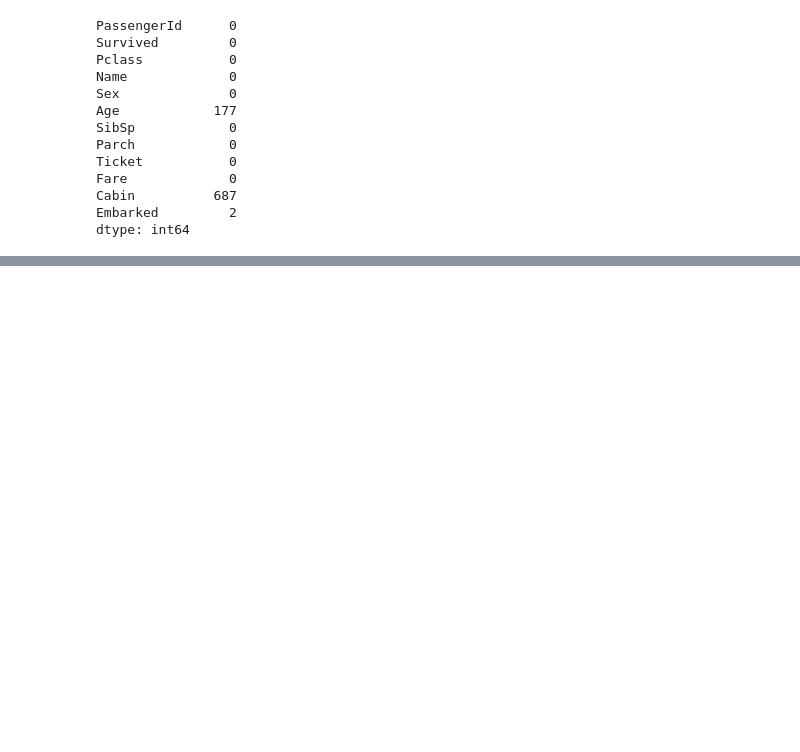
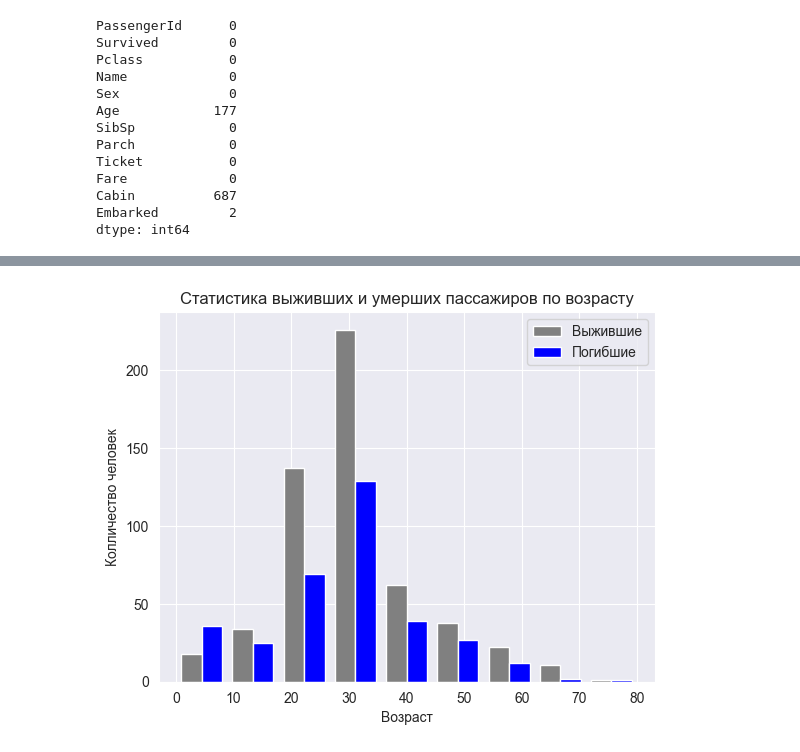
Before and after one commit to SotGE/innopolis2023, a Jupyter notebook: lesson5/lesson5.ipynb, the cells around one changed output, grey strips where cells are left out. Cells and saved outputs as stored; diff of their text form; code cells hidden in the pictures; blank space fills up the shorter version.

```diff
--- a/lesson5/lesson5.ipynb
+++ b/lesson5/lesson5.ipynb
@@ -126,0 +387,17 @@ TypeError: '>=' not supported between instances of 'float' and 'str'
+# %%
+# Влияние возраста (Age) на выживание
+data_to_plot = [dataset_died['Age'], dataset_survived['Age']]
+colors = ['gray', 'blue']
+labels = ['Выжившие', 'Погибшие']
+xylabel = ['Возраст', 'Колличество человек']
+title = 'Статистика выживших и умерших пассажиров по возрасту'
+show_plot(
+    data=data_to_plot,
+    x_points=x_points,
+    color=colors,
+    label=labels,
+    xylabel=xylabel,
+    title=title
+)
+# %% [output]
+[figure, added]
```
Also changed, not shown: parts of 37 cells of this notebook, 2 other files.
